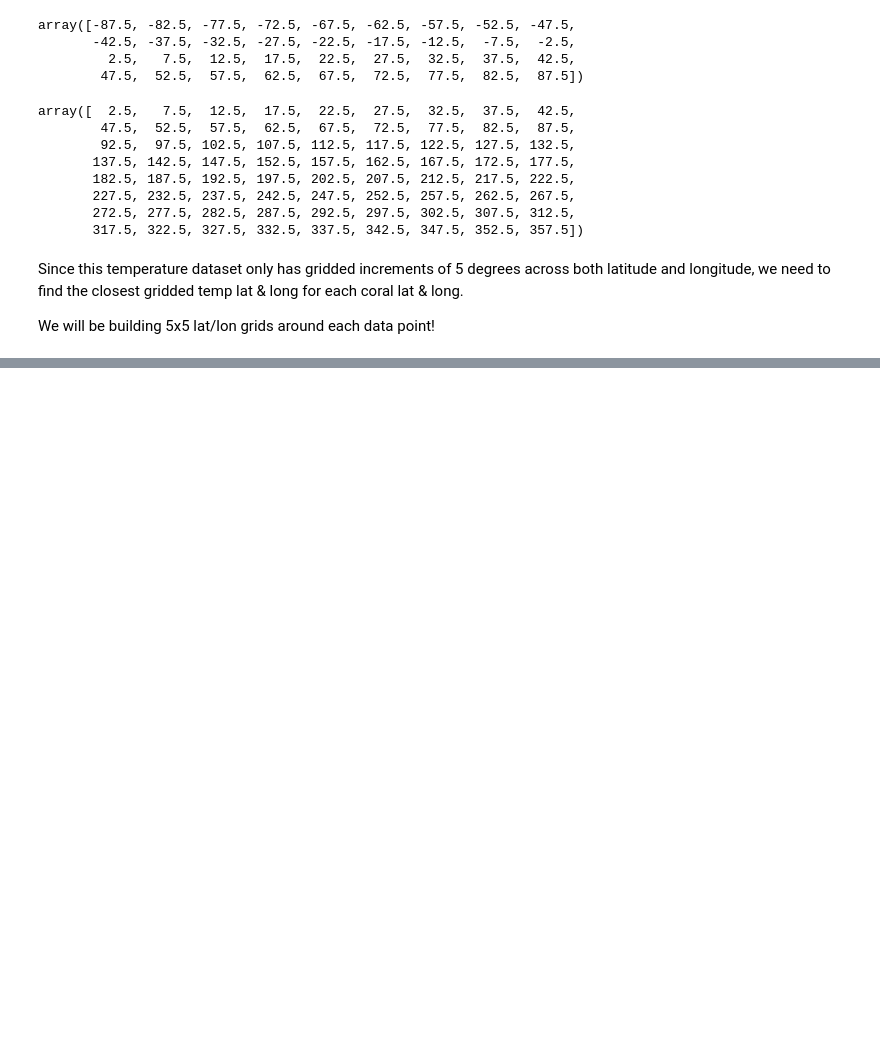
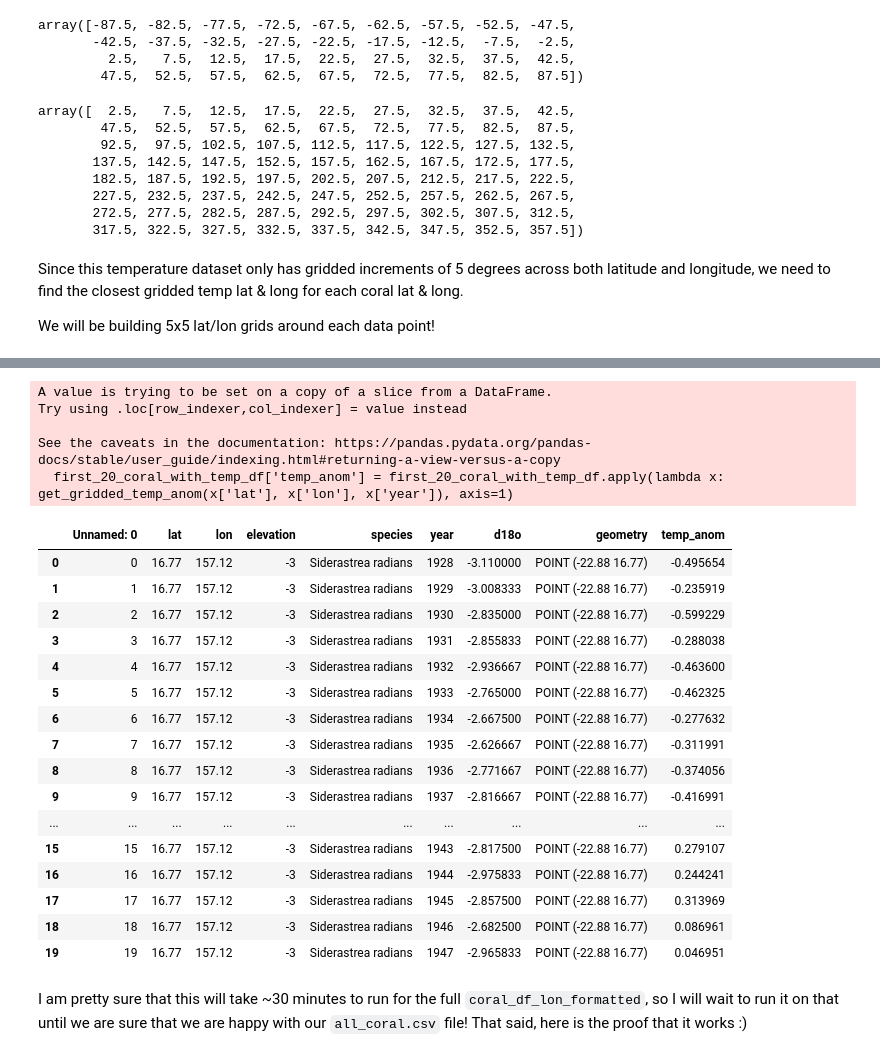
Before and after one commit to p-ai-org/p-climate, a Jupyter notebook: add_temp_to_df.ipynb, the cells around one changed output, grey strips where cells are left out. Cells and saved outputs as stored; diff of their text form; code cells hidden in the pictures; blank space fills up the shorter version.

```diff
--- a/add_temp_to_df.ipynb
+++ b/add_temp_to_df.ipynb
@@ -118,0 +212,4 @@ else:
+# %%
+coral_df_lon_formatted = coral_df
+coral_df_lon_formatted['lon'] = coral_df_lon_formatted['lon'].apply(lambda x: x + 180)
+coral_df_lon_formatted
@@ -118,0 +299,12 @@ else:
+# %%
+# given an observation row, return the row with the correct 5x5 temperature anomaly
+
+def get_gridded_temp_anom(lat, lon, year):
+    lat1, lat2, lon1, lon2 = get_5x5_grid(lat, lon)
+    temp_df_for_lat_lon = temp_df[((temp_df['lat'] == lat1) | (temp_df['lat'] == lat2)) &
+                                  ((temp_df['lon'] == lon1) | (temp_df['lon'] == lon2)) &
+                                  (temp_df['year'] == str(year))]
+    annual_temp_df_for_lat_lon = temp_df_for_lat_lon.groupby(['year']).agg({'anom': ['mean']}).reset_index()
+    if len(annual_temp_df_for_lat_lon[annual_temp_df_for_lat_lon['year']==str(year)]['anom']['mean'].tolist()) > 0:
+        temp_anom = annual_temp_df_for_lat_lon[annual_temp_df_for_lat_lon['year']==str(year)]['anom']['mean'].tolist()[0]
+        return temp_anom
@@ -118,0 +335,29 @@ else:
+# %%
+first_20_coral_with_temp_df = coral_df_lon_formatted.head(20)
+first_20_coral_with_temp_df['temp_anom'] = first_20_coral_with_temp_df.apply(lambda x: get_gridded_temp_anom(x['lat'], x['lon'], x['year']), axis=1)
+first_20_coral_with_temp_df
+# %% [output]
+A value is trying to be set on a copy of a slice from a DataFrame.
+Try using .loc[row_indexer,col_indexer] = value instead
+
+See the caveats in the documentation: https://pandas.pydata.org/pandas-docs/stable/user_guide/indexing.html#returning-a-view-versus-a-copy
+  first_20_coral_with_temp_df['temp_anom'] = first_20_coral_with_temp_df.apply(lambda x: get_gridded_temp_anom(x['lat'], x['lon'], x['year']), axis=1)
+|  | Unnamed: 0 | lat | lon | elevation | species | year | d18o | geometry | temp_anom |
+| 0 | 0 | 16.77 | 157.12 | -3 | Siderastrea radians | 1928 | -3.110000 | POINT (-22.88 16.77) | -0.495654 |
+| 1 | 1 | 16.77 | 157.12 | -3 | Siderastrea radians | 1929 | -3.008333 | POINT (-22.88 16.77) | -0.235919 |
+| 2 | 2 | 16.77 | 157.12 | -3 | Siderastrea radians | 1930 | -2.835000 | POINT (-22.88 16.77) | -0.599229 |
+| 3 | 3 | 16.77 | 157.12 | -3 | Siderastrea radians | 1931 | -2.855833 | POINT (-22.88 16.77) | -0.288038 |
+| 4 | 4 | 16.77 | 157.12 | -3 | Siderastrea radians | 1932 | -2.936667 | POINT (-22.88 16.77) | -0.463600 |
+| 5 | 5 | 16.77 | 157.12 | -3 | Siderastrea radians | 1933 | -2.765000 | POINT (-22.88 16.77) | -0.462325 |
+| 6 | 6 | 16.77 | 157.12 | -3 | Siderastrea radians | 1934 | -2.667500 | POINT (-22.88 16.77) | -0.277632 |
+| 7 | 7 | 16.77 | 157.12 | -3 | Siderastrea radians | 1935 | -2.626667 | POINT (-22.88 16.77) | -0.311991 |
+| 8 | 8 | 16.77 | 157.12 | -3 | Siderastrea radians | 1936 | -2.771667 | POINT (-22.88 16.77) | -0.374056 |
+| 9 | 9 | 16.77 | 157.12 | -3 | Siderastrea radians | 1937 | -2.816667 | POINT (-22.88 16.77) | -0.416991 |
+| ... | ... | ... | ... | ... | ... | ... | ... | ... | ... |
+| 15 | 15 | 16.77 | 157.12 | -3 | Siderastrea radians | 1943 | -2.817500 | POINT (-22.88 16.77) | 0.279107 |
+| 16 | 16 | 16.77 | 157.12 | -3 | Siderastrea radians | 1944 | -2.975833 | POINT (-22.88 16.77) | 0.244241 |
+| 17 | 17 | 16.77 | 157.12 | -3 | Siderastrea radians | 1945 | -2.857500 | POINT (-22.88 16.77) | 0.313969 |
+| 18 | 18 | 16.77 | 157.12 | -3 | Siderastrea radians | 1946 | -2.682500 | POINT (-22.88 16.77) | 0.086961 |
+| 19 | 19 | 16.77 | 157.12 | -3 | Siderastrea radians | 1947 | -2.965833 | POINT (-22.88 16.77) | 0.046951 |
+# %% [markdown]
+I am pretty sure that this will take ~30 minutes to run for the full `coral_df_lon_formatted`, so I will wait to run it on that until we are sure that we are happy with our `all_coral.csv` file! That said, here is the proof that it works :)
```
Also changed, not shown: parts of 31 cells of this notebook.
